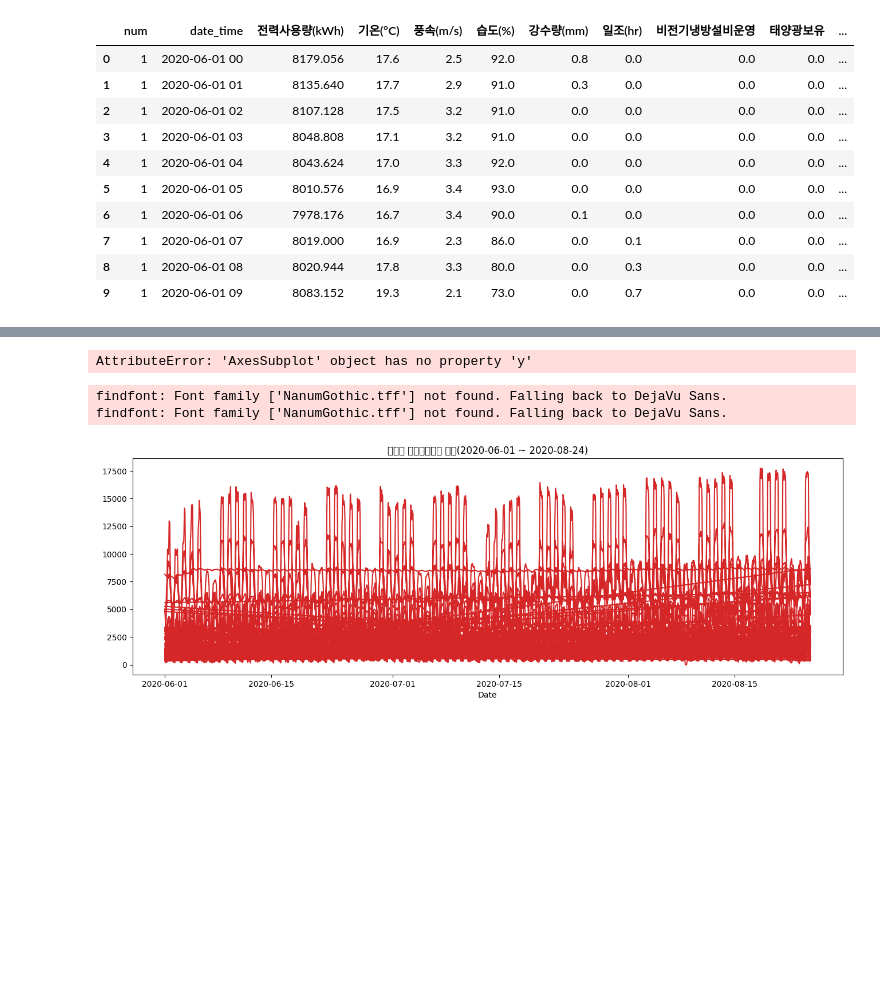
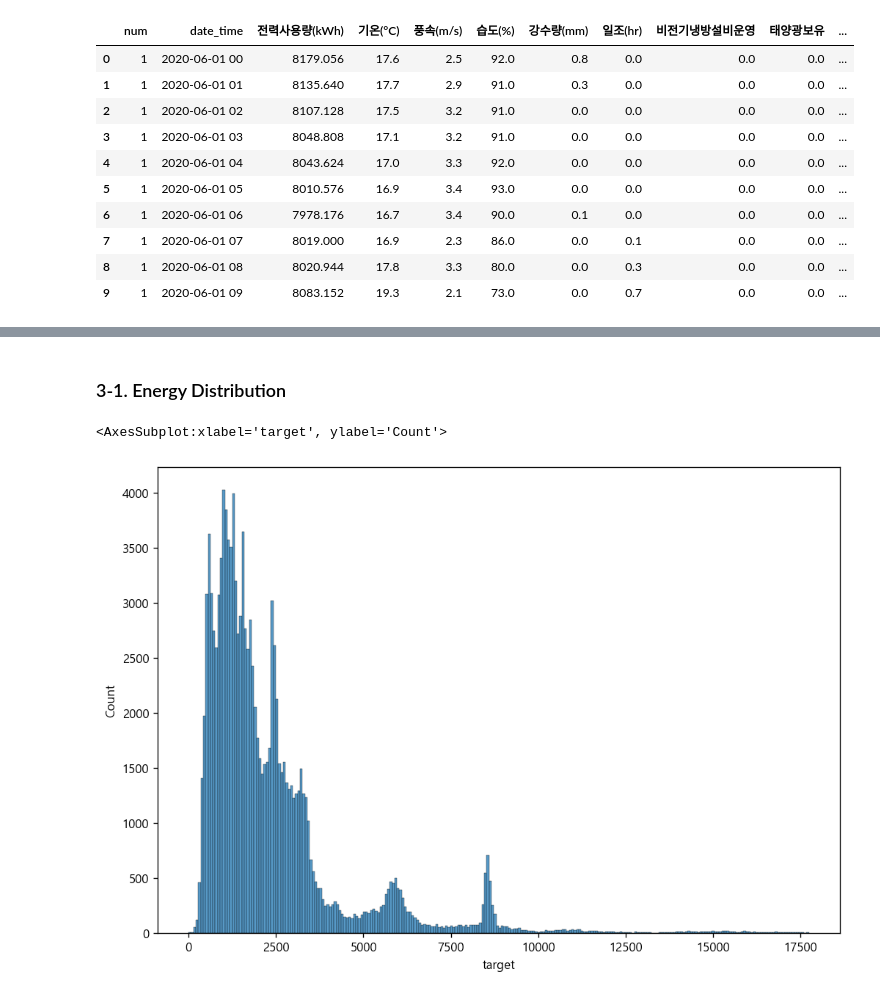
Before and after one commit to yong-again/elec_used, a Jupyter notebook: code/Electric_Used_Predict.ipynb, the cells around one changed output, grey strips where cells are left out. Saved outputs shown, nothing was run; the diff lists cells and outputs as text; code cells hidden in the pictures; blank space fills up the shorter version.

```diff
--- a/code/Electric_Used_Predict.ipynb
+++ b/code/Electric_Used_Predict.ipynb
@@ -273 +202,10 @@ time:
+# %%
+# renaming colunms
+train.columns = ["num", "datetime", "target", "temp", "wind",
+                 "hum", "rain", "sun", "nonelec", "solar", "time",
+                 "weekday", "weekend"]
+
+test.columns = ["num", "datetime","temp", "wind", "hum",
+                "rain", "sun", "nonelec", "solar", "time",
+                "weekday", "weekend"]
 # %% [markdown]
@@ -275,9 +212,0 @@ time:
-# %%
-plt.rcParams.update({'figure.figsize':(10,7), 'figure.dpi':120})
-train_date = pd.read_csv('train.csv', parse_dates=['date_time'], encoding='euc-kr')
-# train_date.head(10)
-
-## 인덱스로 저장
-train_ser = pd.read_csv('train.csv', parse_dates=['date_time'],
-                        encoding='euc-kr', index_col=['date_time'])
-#train_ser.head(10)
@@ -308,7 +213,18 @@ train_ser.rename(columns={'전력사용량(kWh)':'value'}, inplace=True)
-# %%
-plot_df(train_ser, x=train_ser.index, y=train_ser.value, title="날짜별 전력사용량의 변화(2020-06-01 ~ 2020-08-24)")
-# %% [output]
-AttributeError: 'AxesSubplot' object has no property 'y'
-findfont: Font family ['NanumGothic.tff'] not found. Falling back to DejaVu Sans.
-findfont: Font family ['NanumGothic.tff'] not found. Falling back to DejaVu Sans.
-[figure, removed]
+# %%
+eda_df = train.copy()
+# %%
+# adding features related to datetime
+eda_df['datetime'] = pd.to_datetime(eda_df['datetime'])
+eda_df['hour'] = eda_df['datetime'].dt.hour
+eda_df['weekday'] = eda_df['datetime'].dt.weekday
+eda_df['date'] = eda_df['datetime'].dt.date
+eda_df['day'] = eda_df['datetime'].dt.day
+eda_df['month'] = eda_df['datetime'].dt.month
+eda_df['weekend'] = eda_df['weekday'].isin([5,6]).astype(int)
+# %% [markdown]
+### 3-1. Energy Distribution
+# %%
+sns.histplot(eda_df.target)
+# %% [output]
+<AxesSubplot:xlabel='target', ylabel='Count'>
+[figure, added]
```
Also changed, not shown: parts of 13 cells of this notebook.
